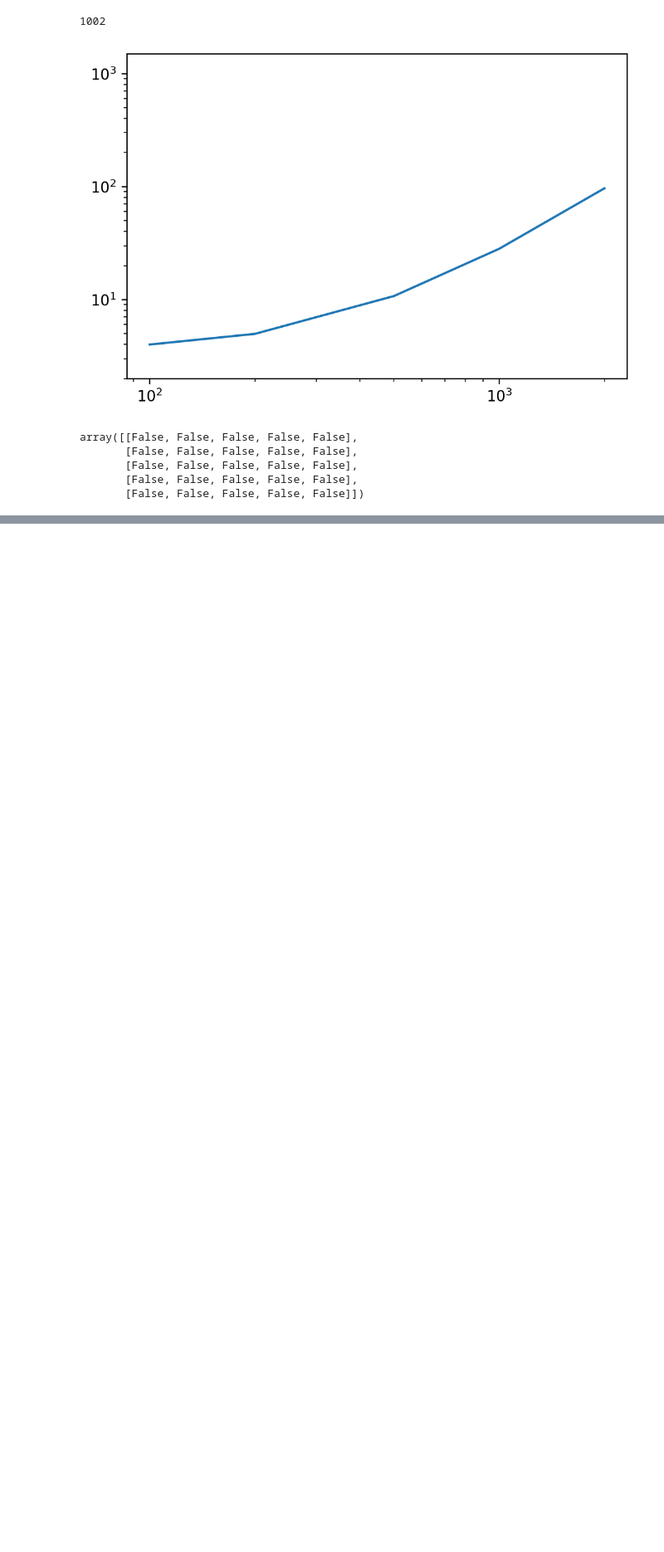
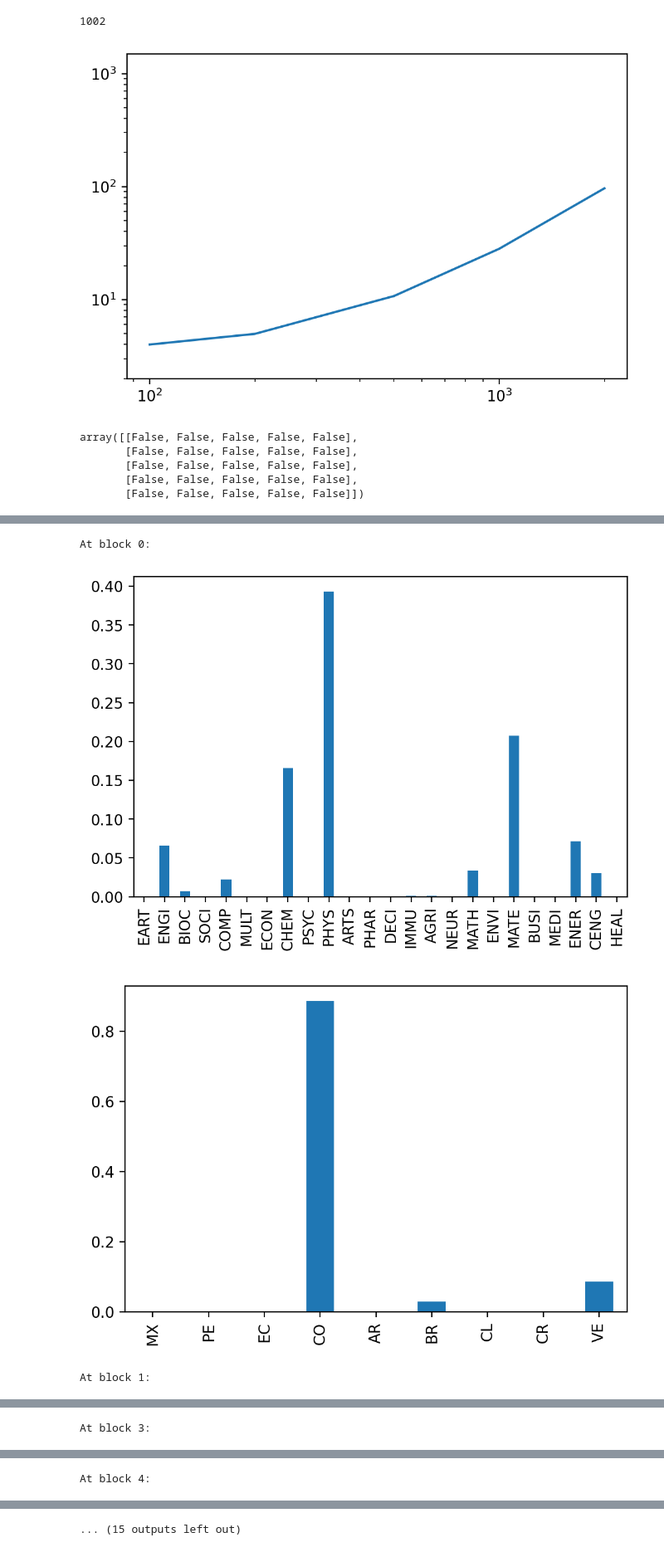
Before and after one commit to fitzgeraldja/dsbmm-bp, a Jupyter notebook: notebooks/basics.ipynb, the cells around one changed output, grey strips where cells are left out. Shown at 83% size. Saved outputs shown, nothing was run; the diff lists cells and outputs as text; code cells hidden in the pictures; blank space fills up the shorter version.

```diff
--- a/notebooks/basics.ipynb
+++ b/notebooks/basics.ipynb
@@ -400,0 +410,5 @@ plt.show()
+# %%
+import pandas as pd
+
+with open("../tests/data/scopus/col_dataset.pkl", "rb") as f:
+    full_data = pickle.load(f)
@@ -400,0 +457,45 @@ plt.show()
+# %%
+fin_lookup["subj_props"] = fin_lookup.subjareas.apply(
+    lambda row: sorted(
+        [
+            (val, len(list(filter(lambda x: x == val, row))) / len(row))
+            for val in set(row)
+        ],
+        key=lambda y: y[0],
+    )
+)
+fin_lookup["ctry_props"] = fin_lookup.af_ctry.apply(
+    lambda row: sorted(
+        [
+            (val, len(list(filter(lambda x: x == val, row))) / len(row))
+            for val in set(row)
+        ],
+        key=lambda y: y[0],
+    )
+)
+# %%
+if 'AGRI' not in fin_lookup.columns:
+    fin_lookup = fin_lookup.join(fin_lookup["subj_props"].apply(lambda x: pd.DataFrame(x).pivot_table(columns=0,values=1).T[1]).fillna(0.0))
+    fin_lookup = fin_lookup.join(fin_lookup["ctry_props"].apply(lambda x: pd.DataFrame(x).pivot_table(columns=0,values=1).T[1]).fillna(0.0))
+
+fin_lookup.to_csv("../tests/data/scopus/col_au_name_lookup", index=False)
+# %%
+all_subj_areas = list(set(chain.from_iterable(fin_lookup.subjareas)))
+all_ctrys = list(set(chain.from_iterable(fin_lookup.af_ctry)))
+for block in np.unique(Z[:, -1]):
+    # if block in [4,5]:
+    print(f"At block {block}:")
+    fig,ax=plt.subplots(dpi=200)
+    tmp_block = fin_lookup.set_index("index").loc[np.nonzero(Z[:, -1] == block)[0]]
+    tmp_block[all_subj_areas].mean(axis=0).plot.bar(ax=ax)
+    plt.show()
+    fig2,ax2=plt.subplots(dpi=200)
+    tmp_block[all_ctrys].mean(axis=0).plot.bar(ax=ax2)
+    plt.show()
+    fig.savefig(f"../results/scopus_colAv1_subjareas_block{block}.png", bbox_inches="tight")
+    fig2.savefig(f"../results/scopus_colAv1_ctrys_block{block}.png", bbox_inches="tight")
+# %% [output]
+At block 0:
+[figure, added]
+[figure, added]
+At block 1:
@@ -400,0 +504 @@ plt.show()
+At block 3:
@@ -400,0 +507 @@ plt.show()
+At block 4:
@@ -400,0 +510 @@ plt.show()
+... (15 outputs left out)
```
Also changed, not shown: parts of 17 cells of this notebook, 11 other files.
